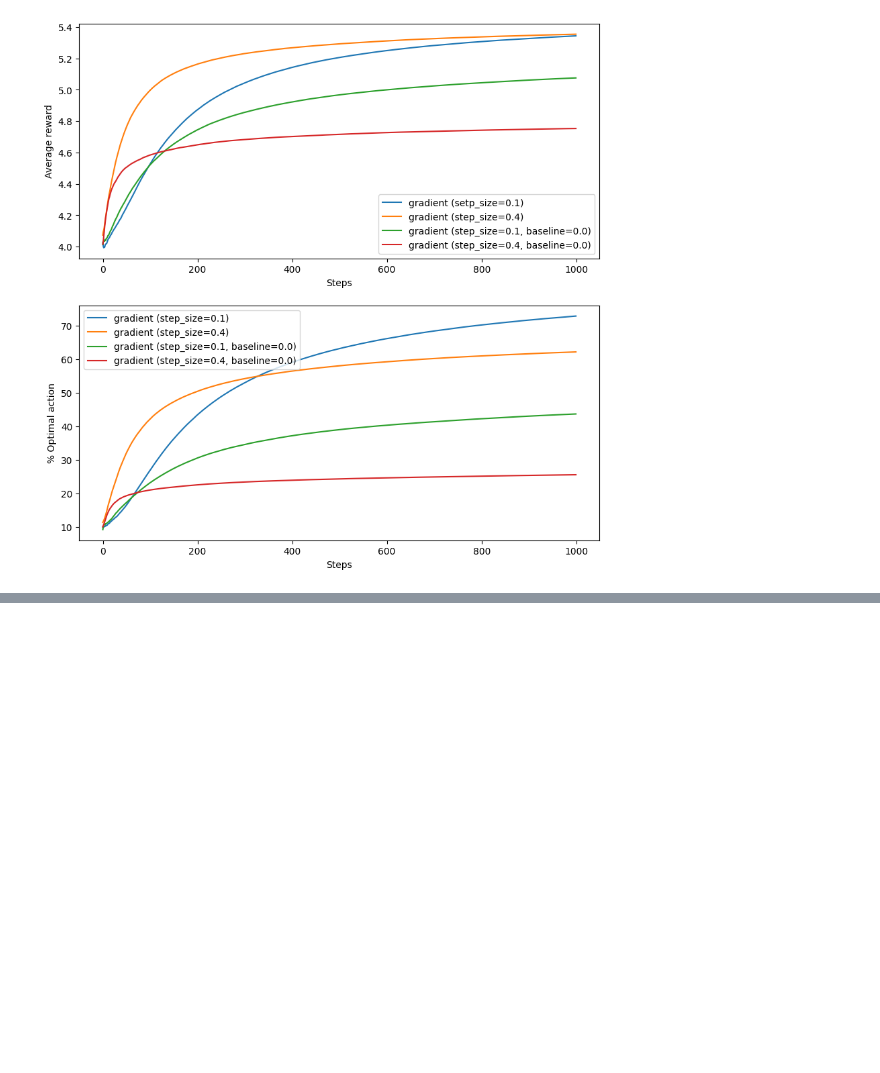
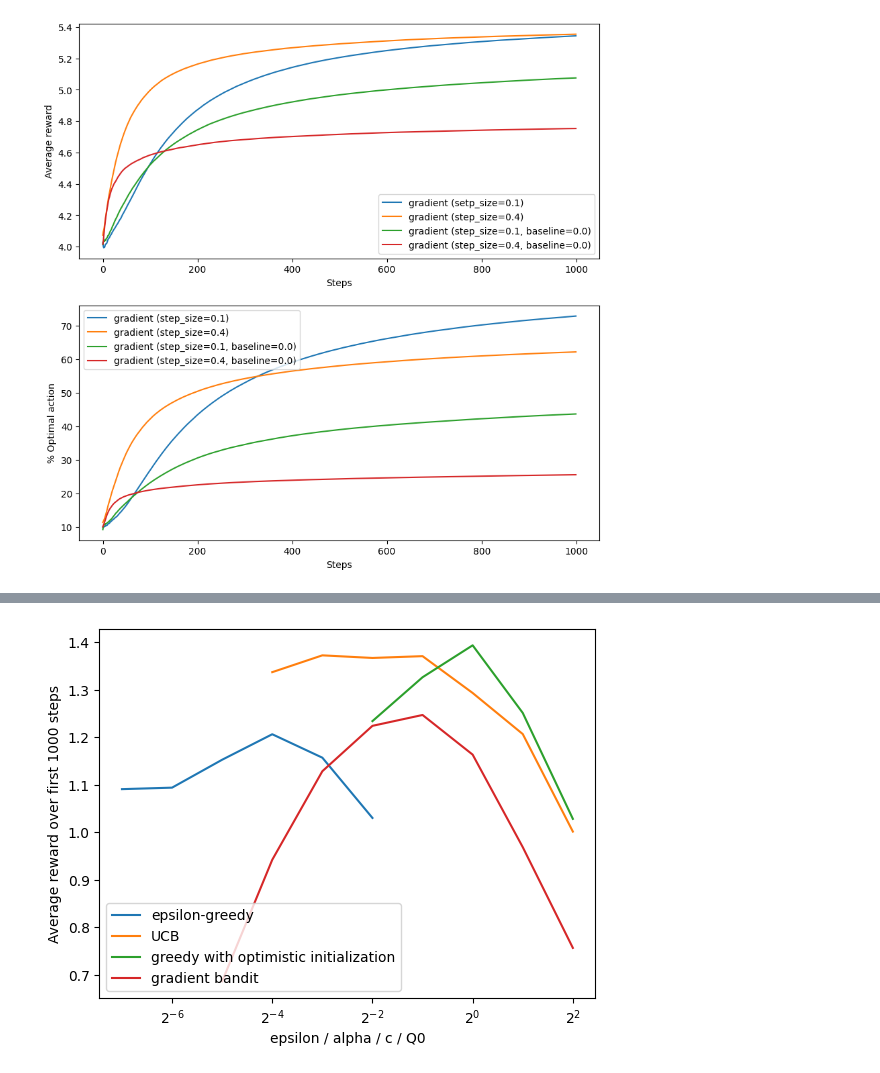
Before and after one commit to aserranoh/reinforcement-learning, a Jupyter notebook: 02-multi-arm-bandits/multi-arm-bandits.ipynb, the cells around one changed output, grey strips where cells are left out. Saved outputs shown, nothing was run; the diff lists cells and outputs as text; code cells hidden in the pictures; blank space fills up the shorter version.

```diff
--- a/02-multi-arm-bandits/multi-arm-bandits.ipynb
+++ b/02-multi-arm-bandits/multi-arm-bandits.ipynb
@@ -219,0 +258,10 @@ plt.show()
+# %%
+# UCB
+rewards_ucb = []
+ucb_params = params[3:]
+for param in ucb_params:
+    print(f"c = {param}")
+    strategy_factory = lambda: UCBStrategy(c=param, k=k)
+    reward, _ = run_problem(steps=1000, n=2000, strategy_factory=strategy_factory, problem_factory=problem_factory)
+    avg_reward = numpy.mean(reward)
+    rewards_ucb.append(avg_reward)
@@ -219,0 +283,10 @@ plt.show()
+# %%
+# greedy with optimistic initialization
+rewards_optimistic = []
+optimistic_params = params[5:]
+for param in optimistic_params:
+    initial_estimates = [param]*k
+    strategy_factory = lambda: EpsilonStrategy(k=k, initial_estimates=initial_estimates, step_size=0.1)
+    reward, _ = run_problem(steps=1000, n=2000, strategy_factory=strategy_factory, problem_factory=problem_factory)
+    avg_reward = numpy.mean(reward)
+    rewards_optimistic.append(avg_reward)
@@ -219,0 +299,10 @@ plt.show()
+# %%
+# gradient
+rewards_gradient = []
+gradient_params = params[2:]
+for param in gradient_params:
+    print(f"step_size = {param}")
+    strategy_factory = lambda: GradientStrategy(k=k, step_size=param)
+    reward, _ = run_problem(steps=1000, n=2000, strategy_factory=strategy_factory, problem_factory=problem_factory)
+    avg_reward = numpy.mean(reward)
+    rewards_gradient.append(avg_reward)
@@ -219,0 +326,13 @@ plt.show()
+# %%
+# Plot results
+plt.xlabel("epsilon / alpha / c / Q0")
+plt.ylabel("Average reward over first 1000 steps")
+plt.xscale("log", base=2)
+plt.plot(epsilon_greedy_params, rewards_epsilon_greedy, label="epsilon-greedy")
+plt.plot(ucb_params, rewards_ucb, label="UCB")
+plt.plot(optimistic_params, rewards_optimistic, label="greedy with optimistic initialization")
+plt.plot(gradient_params, rewards_gradient, label="gradient bandit")
+plt.legend()
+plt.show()
+# %% [output]
+[figure, added]
```
Also changed, not shown: parts of 8 cells of this notebook.
